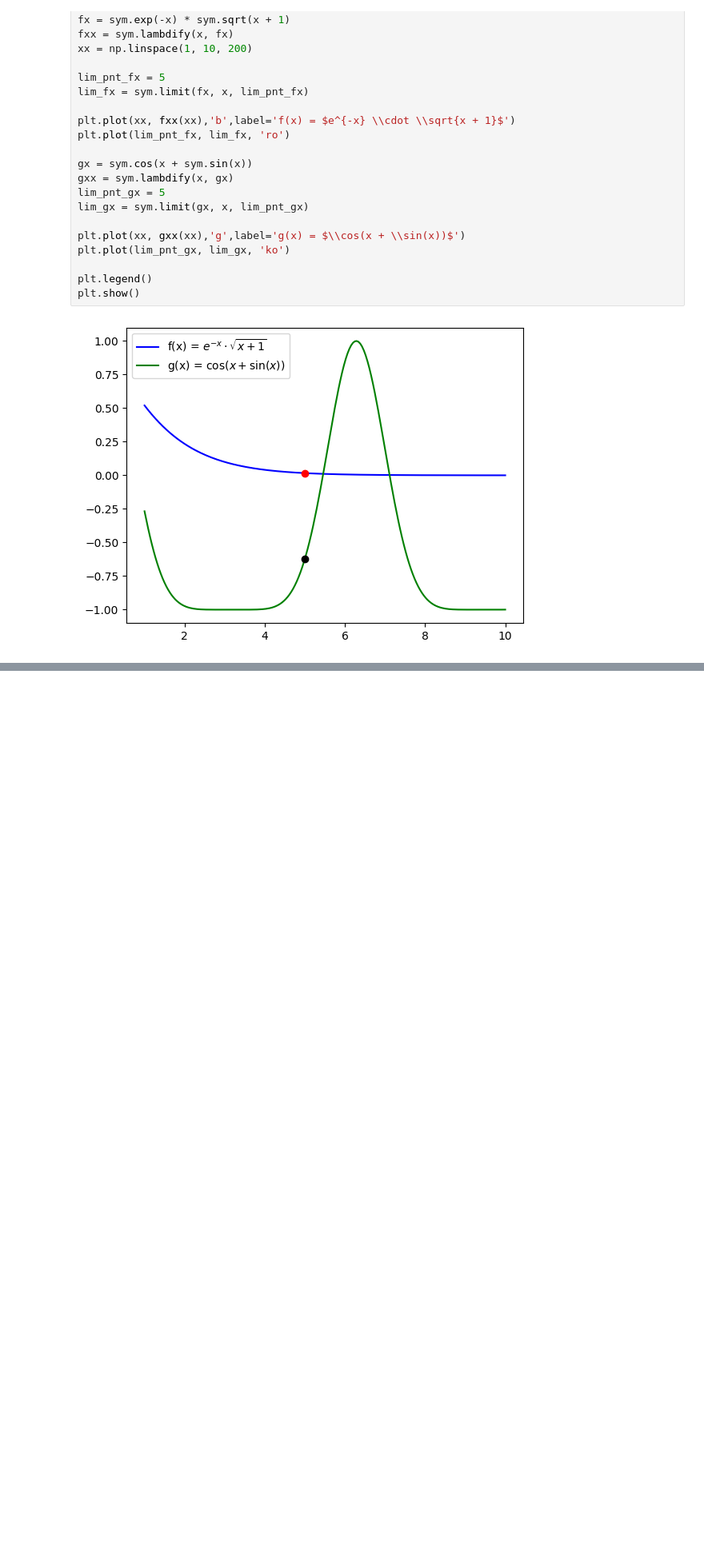
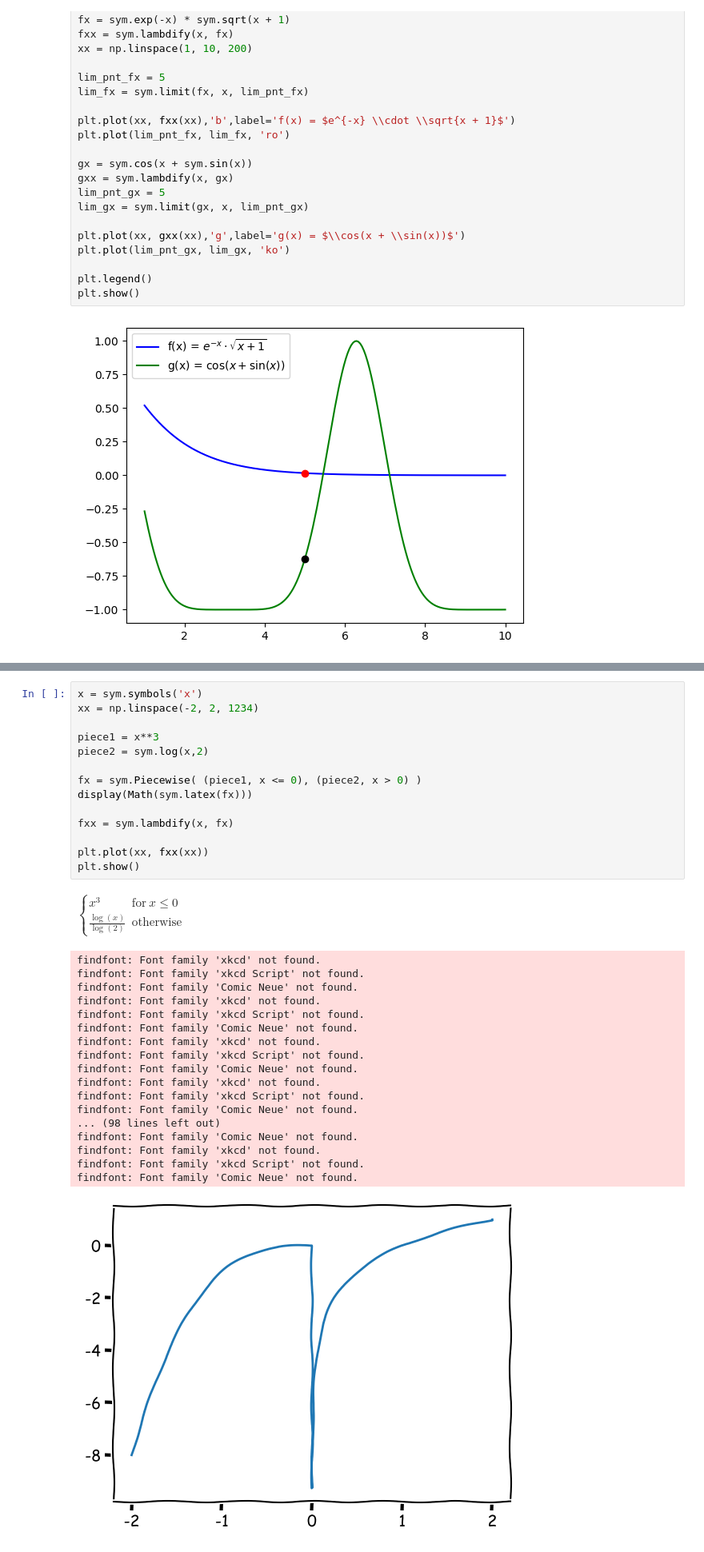
Before and after one commit to rtharris619/ProjectMath, a Jupyter notebook: Calculus/calculus.ipynb, the cells around one changed output, grey strips where cells are left out. Shown at 80% size. Cells and saved outputs as stored; diff of their text form; blank space fills up the shorter version.

```diff
--- a/Calculus/calculus.ipynb
+++ b/Calculus/calculus.ipynb
@@ -76,0 +110,34 @@ plt.show()
+# %%
+x = sym.symbols('x')
+xx = np.linspace(-2, 2, 1234)
+
+piece1 = x**3
+piece2 = sym.log(x,2)
+
+fx = sym.Piecewise( (piece1, x <= 0), (piece2, x > 0) )
+display(Math(sym.latex(fx)))
+
+fxx = sym.lambdify(x, fx)
+
+plt.plot(xx, fxx(xx))
+plt.show()
+# %% [output]
+$\displaystyle \begin{cases} x^{3} & \text{for}\: x \leq 0 \\\frac{\log{\left(x \right)}}{\log{\left(2 \right)}} & \text{otherwise} \end{cases}$
+findfont: Font family 'xkcd' not found.
+findfont: Font family 'xkcd Script' not found.
+findfont: Font family 'Comic Neue' not found.
+findfont: Font family 'xkcd' not found.
+findfont: Font family 'xkcd Script' not found.
+findfont: Font family 'Comic Neue' not found.
+findfont: Font family 'xkcd' not found.
+findfont: Font family 'xkcd Script' not found.
+findfont: Font family 'Comic Neue' not found.
+findfont: Font family 'xkcd' not found.
+findfont: Font family 'xkcd Script' not found.
+findfont: Font family 'Comic Neue' not found.
+... (98 lines left out)
+findfont: Font family 'Comic Neue' not found.
+findfont: Font family 'xkcd' not found.
+findfont: Font family 'xkcd Script' not found.
+findfont: Font family 'Comic Neue' not found.
+[figure, added]
```
Also changed, not shown: parts of 3 cells of this notebook.
